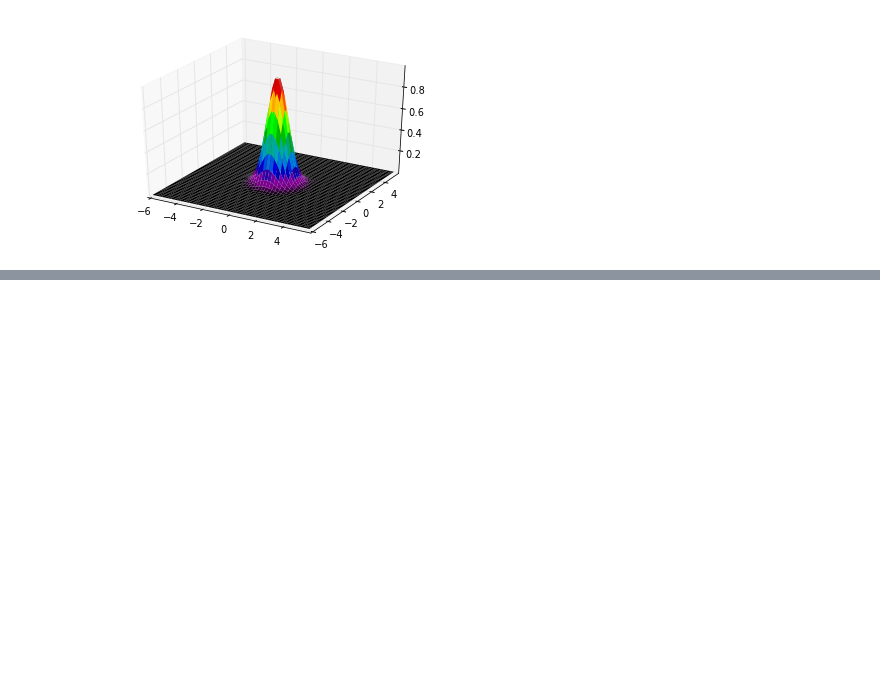
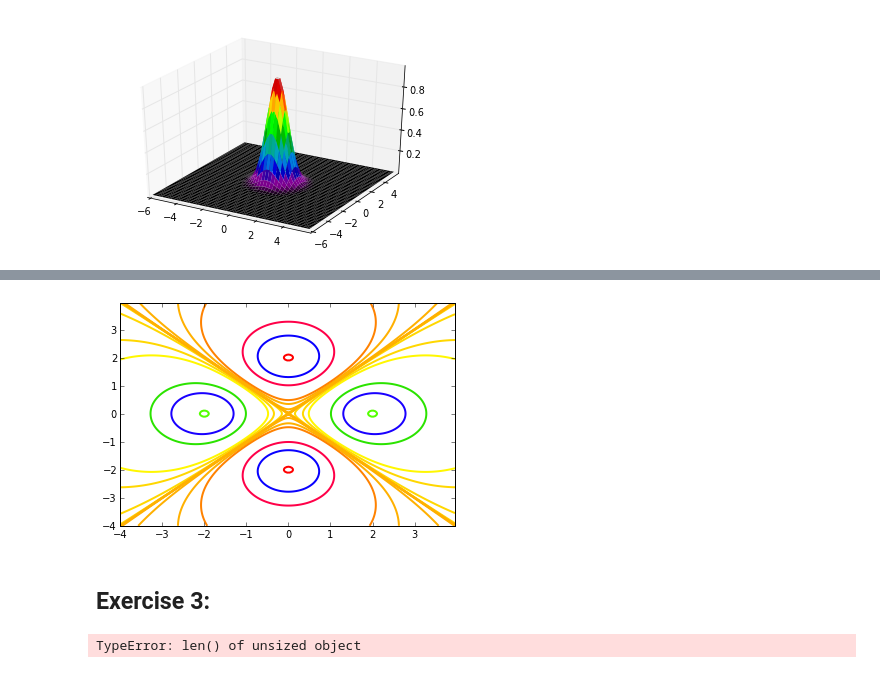
Before and after one commit to btaoPhys202/Phys202-S13, a Jupyter notebook: Week4/Tuesday_Notes.ipynb, the cells around one changed output, grey strips where cells are left out. Drawn from its saved outputs; the diff is of its cells as text; code cells hidden in the pictures; blank space fills up the shorter version.

```diff
--- a/Week4/Tuesday_Notes.ipynb
+++ b/Week4/Tuesday_Notes.ipynb
@@ -114,0 +124,30 @@ p = ax.plot_surface(X, Y, V, rstride=1, cstride=1, linewidth=0, cmap=cm.spectral
+# %%
+levels1 = array([10000000, 1000000, 500000, 100000, 50000, 10000, 1000, 100, 10, -10, -100, -1000, -10000, -50000, -100000, -500000, -1000000, -10000000])
+
+contour(X,Y,V,levels1,linewidths=2, cmap=cm.prism)
+show()
+# %% [output]
+[figure, added]
+# %% [markdown]
+Exercise 3:
+-
+# %%
+def pointPotential(x,y,q,posx,posy):
+    """Takes point(s), the size and direction of charge, and the position of that charge to return the electric potential due to that charge"""
+    dx = 0.06
+    dy = 0.06
+    X,Y = meshgrid(x,y)
+    k = 1; q = 1; d = 1
+    V=(k*q/(X**2+(Y-d)**2)**(1/2.))-(k*q/(X**2+(Y+d)**2)**(1/2.))
+    from mpl_toolkits.mplot3d import Axes3D
+    fig = figure()
+    ax = fig.gca(projection='3d')
+    p = ax.plot_surface(X, Y, V, rstride=1, cstride=1, linewidth=0, cmap=cm.spectral)
+
+    return Vxy
+
+x = 1.; y = 1.
+V11 = pointPotential(x,y,1e-9,0.,0.)
+print V11
+# %% [output]
+TypeError: len() of unsized object
```
Also changed, not shown: parts of 7 cells of this notebook.
